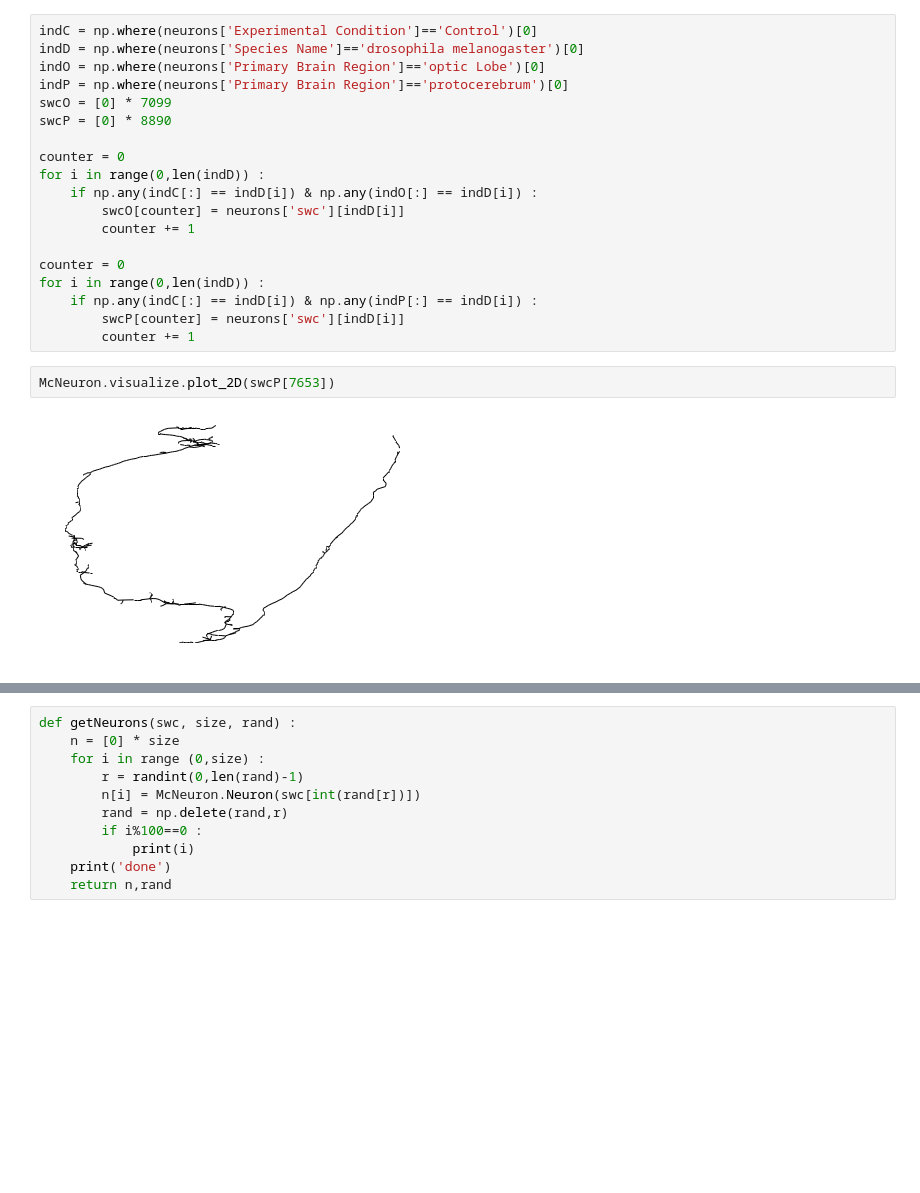
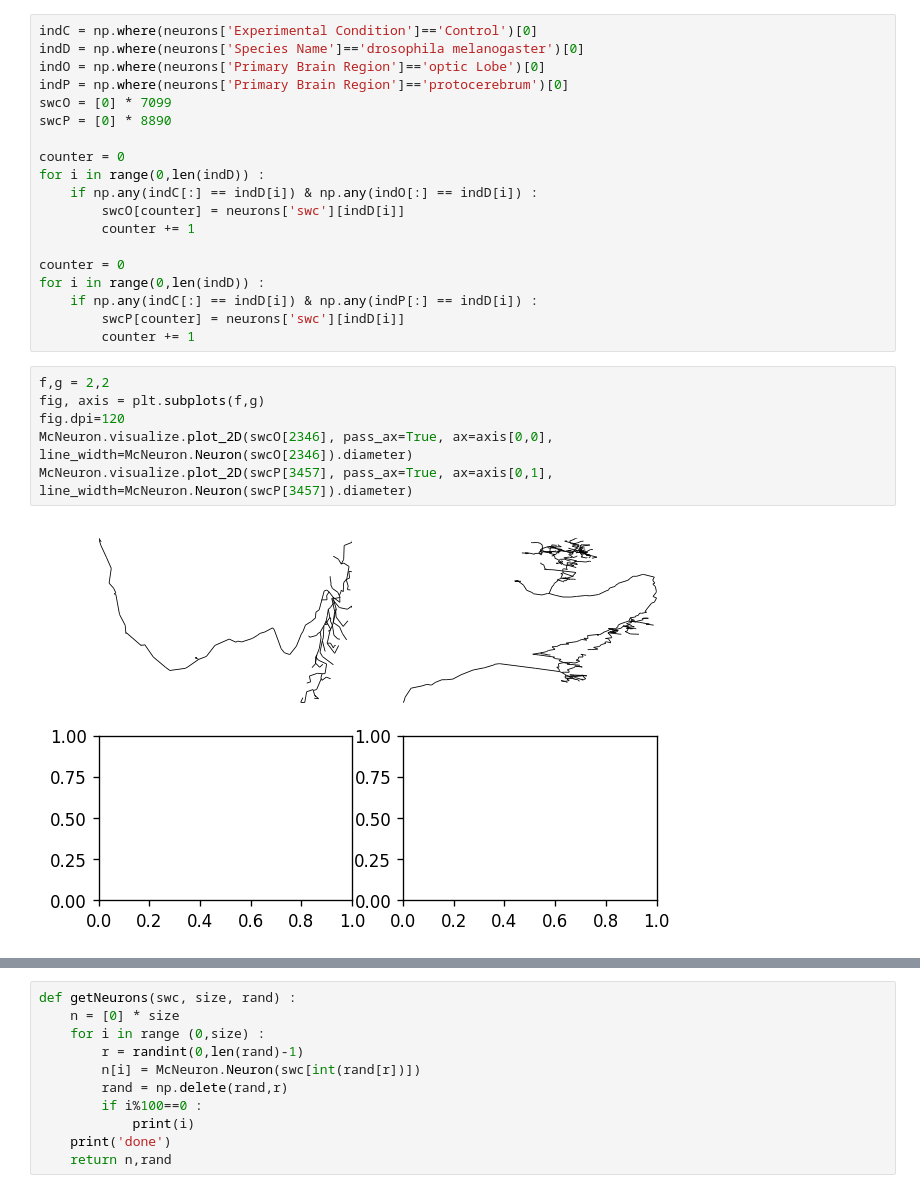
Before and after one commit to BonsaiNet/Actual-Tree, a Jupyter notebook: branchFeatures.ipynb, the cells around one changed output, grey strips where cells are left out. Saved outputs shown, nothing was run; the diff lists cells and outputs as text; blank space fills up the shorter version.

```diff
--- a/branchFeatures.ipynb
+++ b/branchFeatures.ipynb
@@ -175,7 +182,11 @@ for i in range(0,len(indD)) :
     if np.any(indC[:] == indD[i]) & np.any(indP[:] == indD[i]) :
         swcP[counter] = neurons['swc'][indD[i]]
         counter += 1
-# %%
-McNeuron.visualize.plot_2D(swcP[7653])
-# %% [output]
-[figure, removed]
+# %%
+f,g = 2,2
+fig, axis = plt.subplots(f,g)
+fig.dpi=120
+McNeuron.visualize.plot_2D(swcO[2346], pass_ax=True, ax=axis[0,0], line_width=McNeuron.Neuron(swcO[2346]).diameter)
+McNeuron.visualize.plot_2D(swcP[3457], pass_ax=True, ax=axis[0,1], line_width=McNeuron.Neuron(swcP[3457]).diameter)
+# %% [output]
+[figure, added]
```
Also changed, not shown: parts of 24 cells of this notebook, 1 other file.
